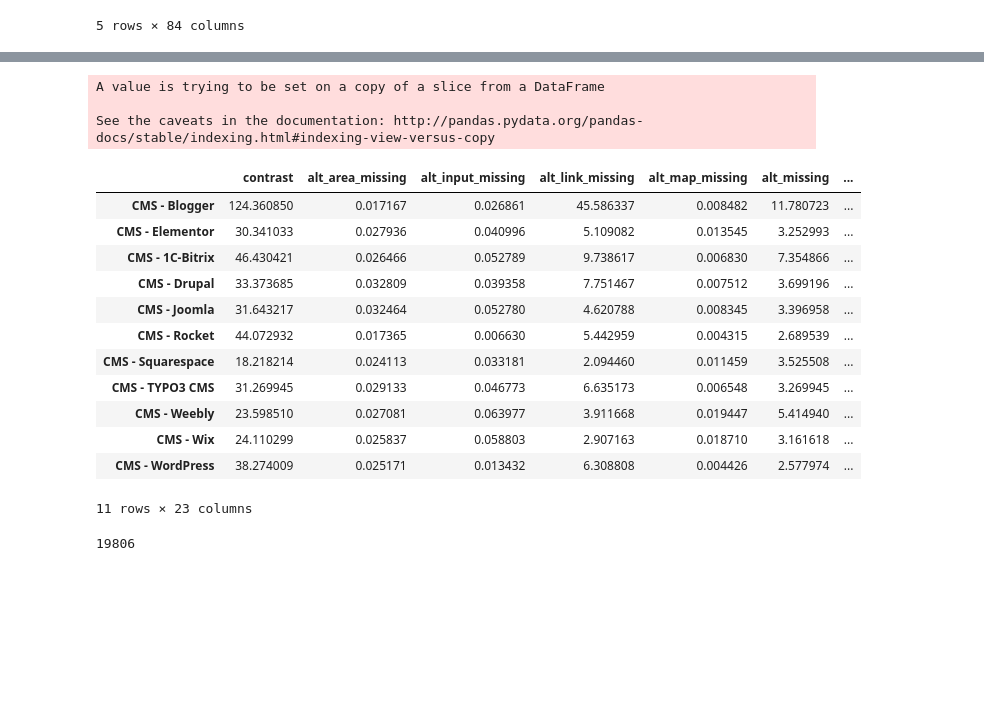
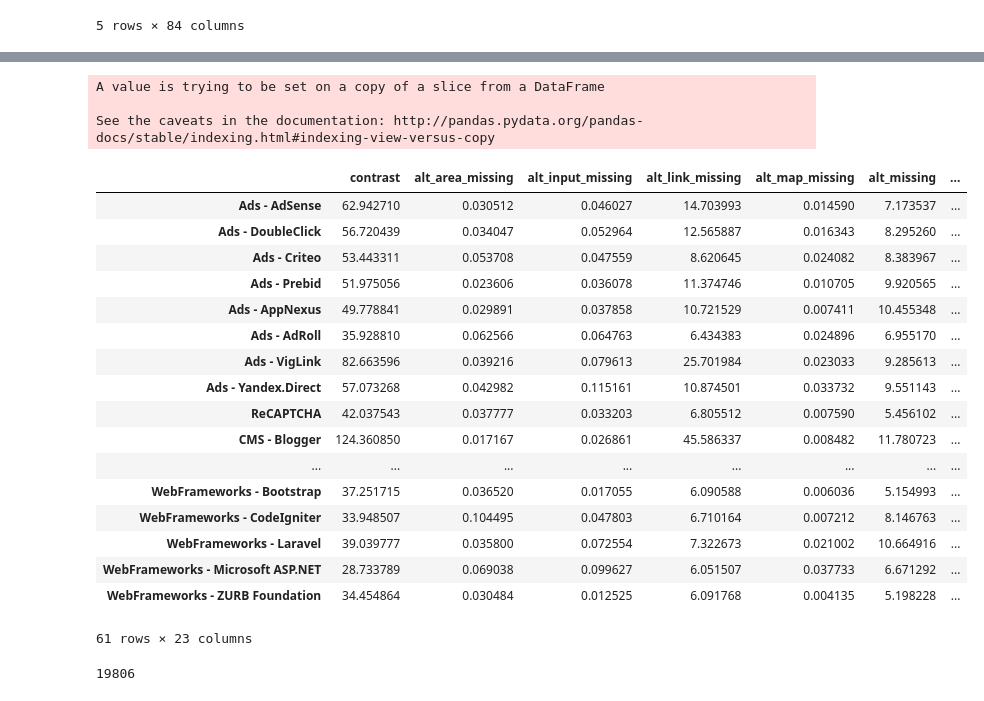
Before and after one commit to McKlayne/WebAIM-Million, a Jupyter notebook: McKlayne.ipynb, the cells around one changed output, grey strips where cells are left out. Saved outputs shown, nothing was run; the diff lists cells and outputs as text; code cells hidden in the pictures; blank space fills up the shorter version.

```diff
--- a/McKlayne.ipynb
+++ b/McKlayne.ipynb
@@ -137,5 +207,10 @@ tech_type = errors_tech[cms.columns[i]] == 1
 tech_with_errors = errors_tech[tech_type]
 tech_with_errors.loc['Total'] = tech_with_errors.sum()
 top_errors = tech_with_errors.loc['Total']
-print(top_errors.loc['contrast']/top_errors.loc['CMS - Blogger'])
+ratio_errors = tech_with_errors.loc['Total']/top_errors.loc[technologies.columns[i]]
+
+ratio_errors
+
+
+#print(top_errors.loc['contrast']/top_errors.loc['CMS - Blogger'])
 # %% [output]
@@ -147,39 +238,46 @@ See the caveats in the documentation: http://pandas.pydata.org/pandas-docs/stabl
 # %%
 top_total_errors = {}
 
-for i in range(len(cms.columns)):
-    tech_type = errors_tech[cms.columns[i]] == 1
+for i in range(len(technologies.columns)):
+    tech_type = errors_tech[technologies.columns[i]] == 1
     tech_with_errors = errors_tech[tech_type]
     tech_with_errors.loc['Total'] = tech_with_errors.sum()
     top_errors = tech_with_errors.loc['Total']
-    ratio_errors = tech_with_errors.loc['Total']/top_errors.loc[cms.columns[i]]
+    ratio_errors = tech_with_errors.loc['Total']/top_errors.loc[technologies.columns[i]]
 
-    top_total_errors[cms.columns[i]] = ratio_errors
+    top_total_errors[technologies.columns[i]] = ratio_errors
 
 df = pd.DataFrame(top_total_errors)
 
-total_errors_cms = df.T.loc[:,'contrast':'title_invalid']
+df.loc['contrast','Ads - AdSense']
 
-total_errors_cms
+ratio_errors_by_technology = df.T.loc[:,'contrast':'title_invalid']
+
+ratio_errors_by_technology
 
 #total_errors_cms.to_csv('cms_errors.csv')
 # %% [output]
 A value is trying to be set on a copy of a slice from a DataFrame
 
 See the caveats in the documentation: http://pandas.pydata.org/pandas-docs/stable/indexing.html#indexing-view-versus-copy
 |  | contrast | alt_area_missing | alt_input_missing | alt_link_missing | alt_map_missing | alt_missing | ... |
+| Ads - AdSense | 62.942710 | 0.030512 | 0.046027 | 14.703993 | 0.014590 | 7.173537 | ... |
+| Ads - DoubleClick | 56.720439 | 0.034047 | 0.052964 | 12.565887 | 0.016343 | 8.295260 | ... |
+| Ads - Criteo | 53.443311 | 0.053708 | 0.047559 | 8.620645 | 0.024082 | 8.383967 | ... |
+| Ads - Prebid | 51.975056 | 0.023606 | 0.036078 | 11.374746 | 0.010705 | 9.920565 | ... |
+| Ads - AppNexus | 49.778841 | 0.029891 | 0.037858 | 10.721529 | 0.007411 | 10.455348 | ... |
+| Ads - AdRoll | 35.928810 | 0.062566 | 0.064763 | 6.434383 | 0.024896 | 6.955170 | ... |
+| Ads - VigLink | 82.663596 | 0.039216 | 0.079613 | 25.701984 | 0.023033 | 9.285613 | ... |
+| Ads - Yandex.Direct | 57.073268 | 0.042982 | 0.115161 | 10.874501 | 0.033732 | 9.551143 | ... |
+| ReCAPTCHA | 42.037543 | 0.037777 | 0.033203 | 6.805512 | 0.007590 | 5.456102 | ... |
 | CMS - Blogger | 124.360850 | 0.017167 | 0.026861 | 45.586337 | 0.008482 | 11.780723 | ... |
-| CMS - Elementor | 30.341033 | 0.027936 | 0.040996 | 5.109082 | 0.013545 | 3.252993 | ... |
-| CMS - 1C-Bitrix | 46.430421 | 0.026466 | 0.052789 | 9.738617 | 0.006830 | 7.354866 | ... |
-| CMS - Drupal | 33.373685 | 0.032809 | 0.039358 | 7.751467 | 0.007512 | 3.699196 | ... |
-| CMS - Joomla | 31.643217 | 0.032464 | 0.052780 | 4.620788 | 0.008345 | 3.396958 | ... |
-| CMS - Rocket | 44.072932 | 0.017365 | 0.006630 | 5.442959 | 0.004315 | 2.689539 | ... |
-| CMS - Squarespace | 18.218214 | 0.024113 | 0.033181 | 2.094460 | 0.011459 | 3.525508 | ... |
-| CMS - TYPO3 CMS | 31.269945 | 0.029133 | 0.046773 | 6.635173 | 0.006548 | 3.269945 | ... |
-| CMS - Weebly | 23.598510 | 0.027081 | 0.063977 | 3.911668 | 0.019447 | 5.414940 | ... |
-| CMS - Wix | 24.110299 | 0.025837 | 0.058803 | 2.907163 | 0.018710 | 3.161618 | ... |
-| CMS - WordPress | 38.274009 | 0.025171 | 0.013432 | 6.308808 | 0.004426 | 2.577974 | ... |
+| ... | ... | ... | ... | ... | ... | ... | ... |
+| WebFrameworks - Bootstrap | 37.251715 | 0.036520 | 0.017055 | 6.090588 | 0.006036 | 5.154993 | ... |
+| WebFrameworks - CodeIgniter | 33.948507 | 0.104495 | 0.047803 | 6.710164 | 0.007212 | 8.146763 | ... |
+| WebFrameworks - Laravel | 39.039777 | 0.035800 | 0.072554 | 7.322673 | 0.021002 | 10.664916 | ... |
+| WebFrameworks - Microsoft ASP.NET | 28.733789 | 0.069038 | 0.099627 | 6.051507 | 0.037733 | 6.671292 | ... |
+| WebFrameworks - ZURB Foundation | 34.454864 | 0.030484 | 0.012525 | 6.091768 | 0.004135 | 5.198228 | ... |
-11 rows × 23 columns
+61 rows × 23 columns
 # %%
 display(df.loc['CMS - Blogger','CMS - Blogger'])
 # %% [output]
```
Also changed, not shown: parts of 5 cells of this notebook.
